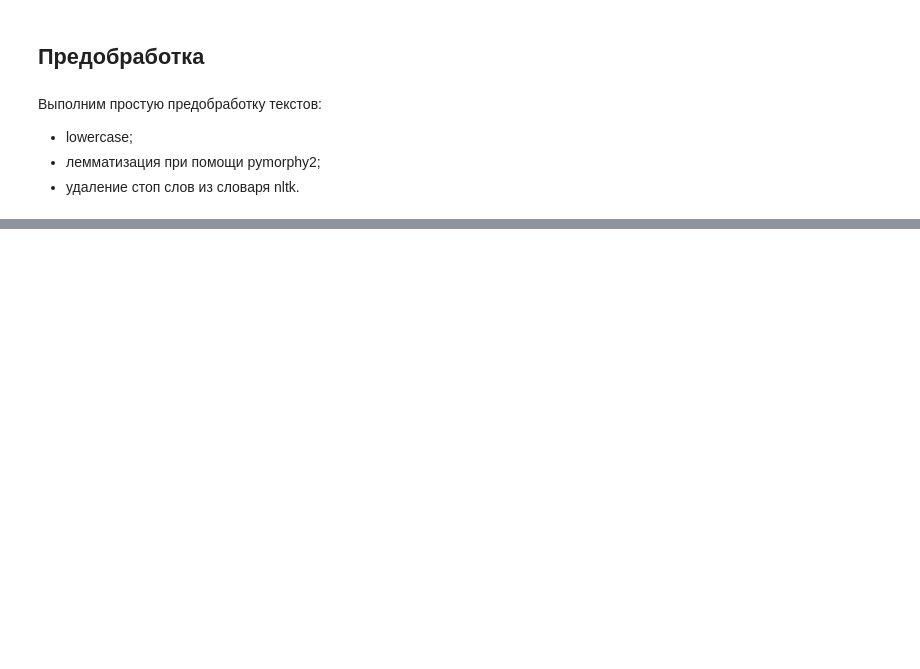
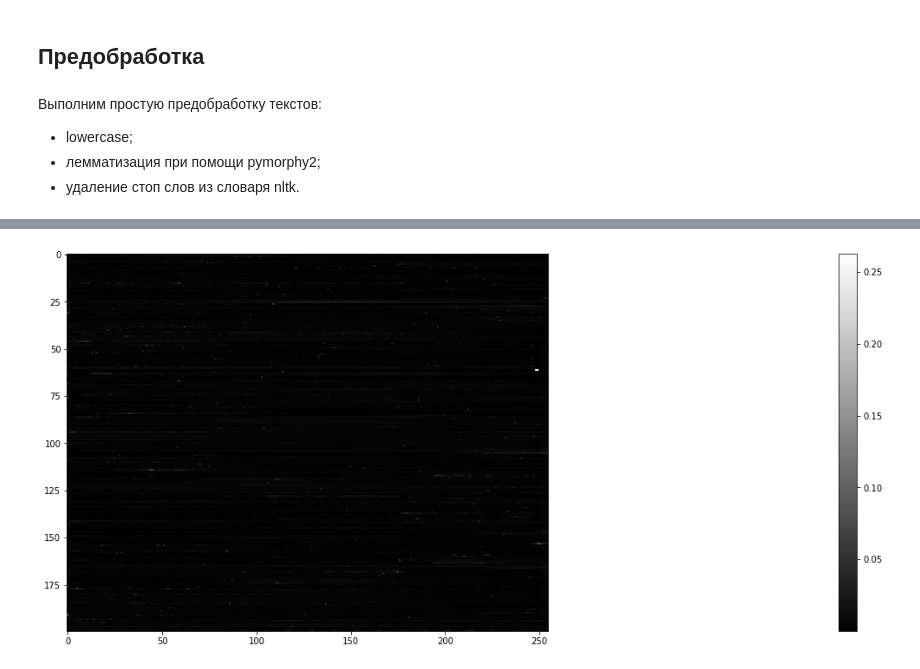
Before and after one commit to andriygav/MachineLearning, a Jupyter notebook: topicmodeling/main.ipynb, the cells around one changed output, grey strips where cells are left out. Drawn from its saved outputs; the diff is of its cells as text; code cells hidden in the pictures; blank space fills up the shorter version.

```diff
--- a/topicmodeling/main.ipynb
+++ b/topicmodeling/main.ipynb
@@ -318,0 +404,8 @@ KeyboardInterrupt: ignored
+# %%
+month_modal = []
+with open('drive/MyDrive/DATASETS/MachineLearning/topicmodeling/texts.vw.txt') as f:
+    for line in tqdm(f):
+        string = re.search(r'@month class_(\d\d_\d\d\d\d)\n', line).group(1)
+        month_modal.append(datetime.datetime.strptime(string, '%m_%Y'))
+
+month_modal = np.array(month_modal)
@@ -318,0 +414,10 @@ KeyboardInterrupt: ignored
+# %%
+predict = model.transform(bv)
+# %%
+unique_modal = np.unique(month_modal)
+# %%
+mean_vectors = []
+for modal in tqdm(unique_modal):
+    mean_vectors.append(predict[np.where(month_modal == modal)[0]].values.mean(axis=-1))
+
+mean_vectors = np.array(mean_vectors)
@@ -318,0 +426,9 @@ KeyboardInterrupt: ignored
+# %%
+fig = plt.figure(figsize=(120, 8))
+
+im = plt.imshow(mean_vectors.T, cmap='gray')
+_ = fig.colorbar(im)
+
+plt.show()
+# %% [output]
+[figure, added]
```
Also changed, not shown: parts of 20 cells of this notebook.
